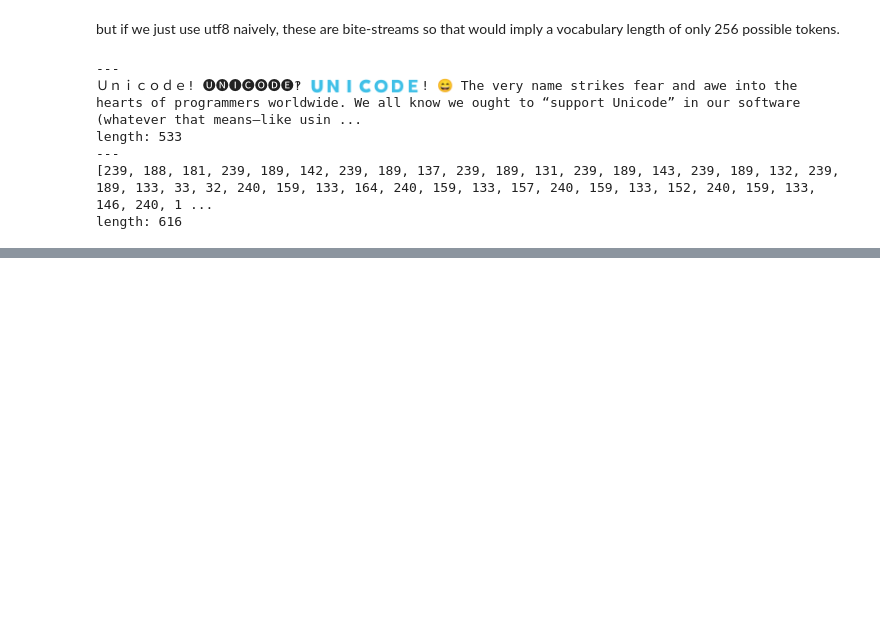
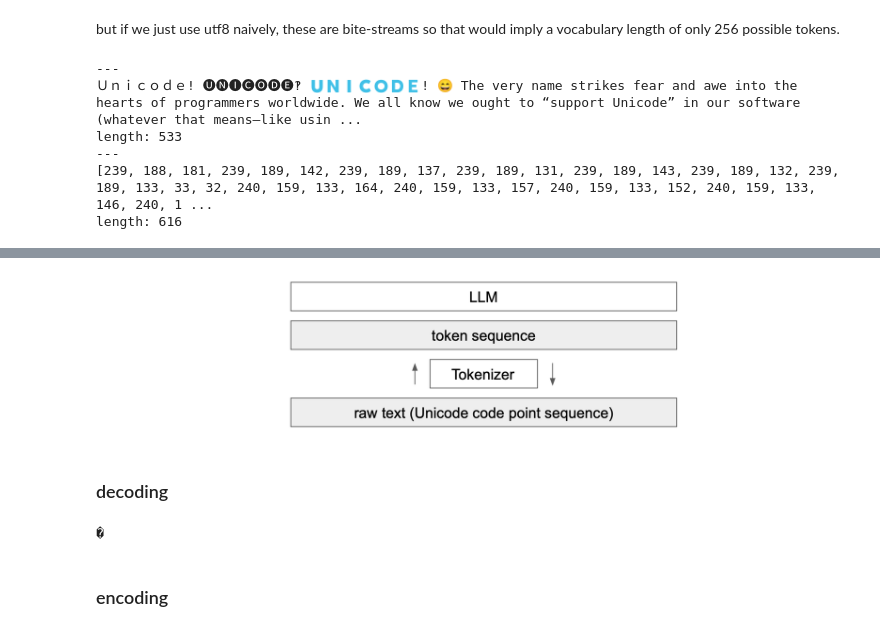
Before and after one commit to tryfasting/karpathy-zero-to-hero-clone, a Jupyter notebook: 08 - miniBPE/Tokenization.ipynb, the cells around one changed output, grey strips where cells are left out. Cells and saved outputs as stored; diff of their text form; code cells hidden in the pictures; blank space fills up the shorter version.

```diff
--- a/08 - miniBPE/Tokenization.ipynb
+++ b/08 - miniBPE/Tokenization.ipynb
@@ -110,0 +244,29 @@ length: 616
+# %%
+Image("tokenizer.png")
+# %% [output]
+[figure, added]
+# %% [markdown]
+### decoding
+# %%
+# vocab : {0: b'\x00', 1: b'\x01', ..., 65: b'A', ..., 255: b'\xff'}
+vocab = {idx: bytes([idx]) for idx in range(256)}
+
+# vocab dict를 확장한다.
+# 확장 내용은, merges에 기록해둔, 256부터의 병합 규칙을 추가하는 것이다.
+# ex : (101, 32) , 256라는 규칙을,
+#       vocab[256] = vocab[101] + vocab[32]
+#       와 같이, vocab의 key와 value에 새롭게 추가
+for (p0, p1), idx in merges.items():
+    vocab[idx] = vocab[p0] + vocab[p1]
+
+def decode(ids):
+    # given ids (list of integers), return Python string
+    tokens = b"".join(vocab[idx] for idx in ids)
+    text = tokens.decode('utf-8', errors='replace') # errors가 나타났을 때 'replace'는 대체 문자 처리
+    return text
+
+print(decode([128]))
+# %% [output]
+�
+# %% [markdown]
+### encoding
```
Also changed, not shown: parts of 10 cells of this notebook, 3 other files.
